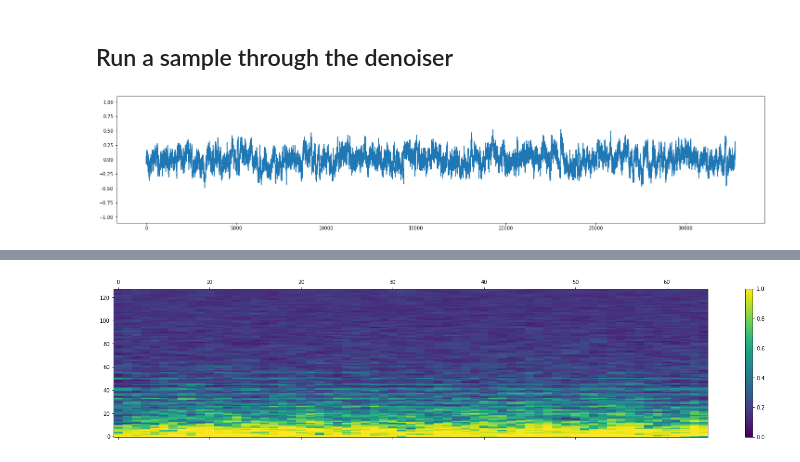
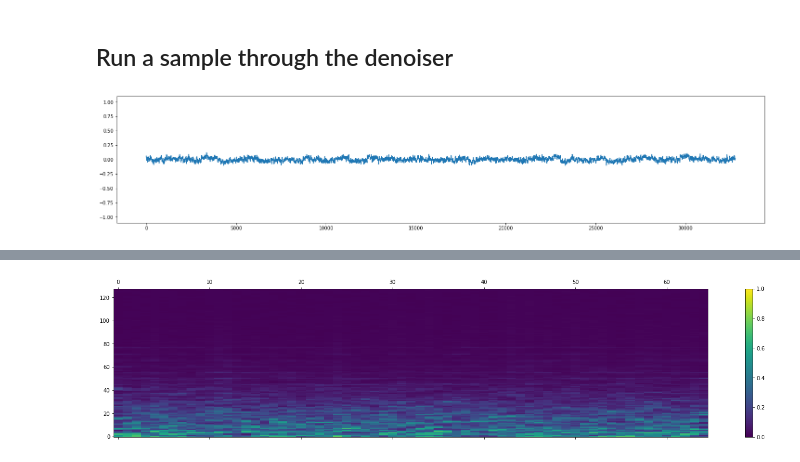
Before and after one commit to VovaTch/Infected_hdiff, a Jupyter notebook: test_lvl1_vqvae.ipynb, the cells around one changed output, grey strips where cells are left out. Cells and saved outputs as stored; diff of their text form; code cells hidden in the pictures.

```diff
--- a/test_lvl1_vqvae.ipynb
+++ b/test_lvl1_vqvae.ipynb
@@ -216,7 +216,7 @@ with open(cfg_path, "r") as f:
     cfg_dict = yaml.safe_load(f)
 cfg_den = {**cfg_dict['model'], **cfg_dict['learning']}
 denoiser = DiffusionViT(**cfg_den)
-denoiser = denoiser.load_from_checkpoint(weights_path, **cfg_den, strict=False).to(device=device)
+denoiser = denoiser.load_from_checkpoint(weights_path, **cfg_den, strict=False).to(device=device).eval()
 denoiser.eval()
 # %% [output]
 DiffusionViT(
@@ -240,15 +240,15 @@ DiffusionViT(
 ## Run a sample through the denoiser
 # %%
 random_noise_start = torch.randn_like(music_sample_rec.unsqueeze(0))
-music_sample_den = denoiser.denoise(music_sample_rec.unsqueeze(0), show_process_plots=False).squeeze(0)
+music_sample_den = denoiser.denoise(music_sample.unsqueeze(0).to(device), show_process_plots=False).squeeze(0)
 plt.figure(figsize=(25, 5))
 plt.plot(music_sample_den[0, ...].cpu().detach().numpy())
 plt.ylim((-1.1, 1.1))
 plt.show()
 torchaudio.save('sample_out.mp3', music_sample_den.cpu().detach(), 44100, format='mp3')
 IPython.display.Audio(filename="sample_out.mp3")
 # %% [output]
-[figure, old version]
+[figure, new version]
 [interactive output not drawn]
 # %%
 mel_spec = mel_spec_new(music_sample_den[0, ...])
@@ -257,4 +257,4 @@ plt.matshow(torch.tanh(eye_mat @ mel_spec).cpu().detach().numpy(), origin='lower
 plt.colorbar()
 plt.show()
 # %% [output]
-[figure, old version]
+[figure, new version]
```
Also changed, not shown: parts of 7 cells of this notebook, 1 other file.
